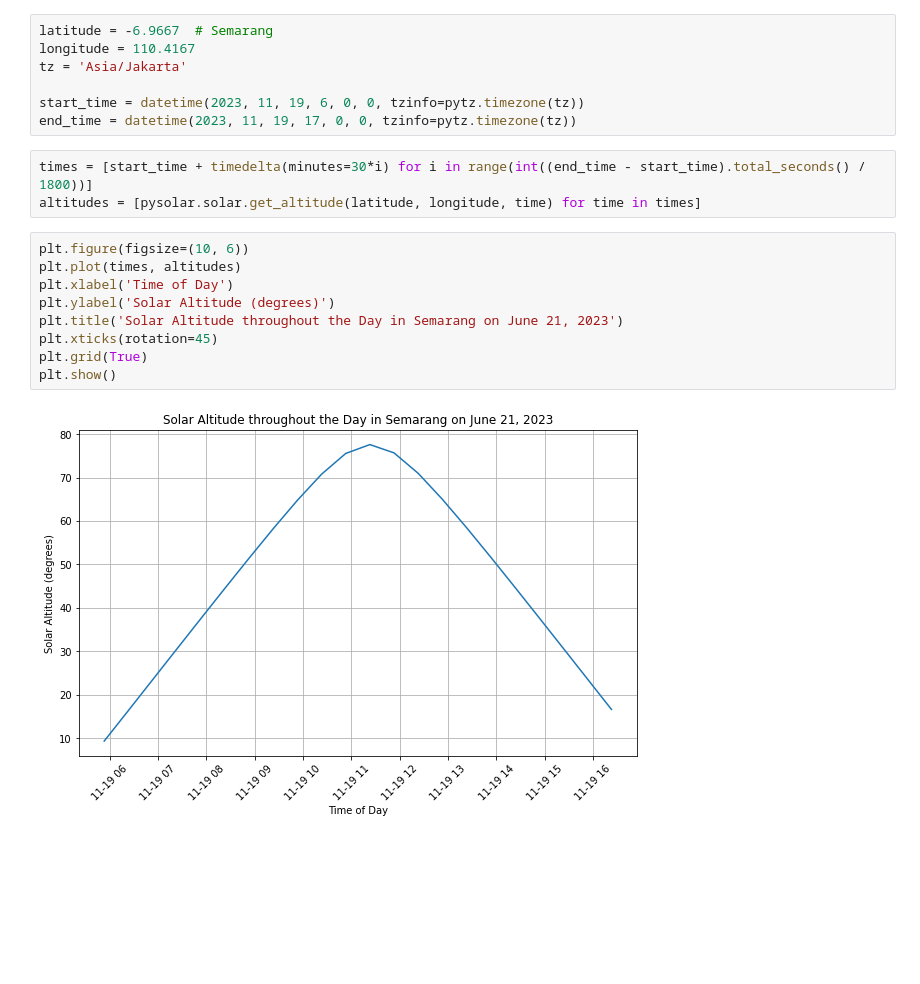
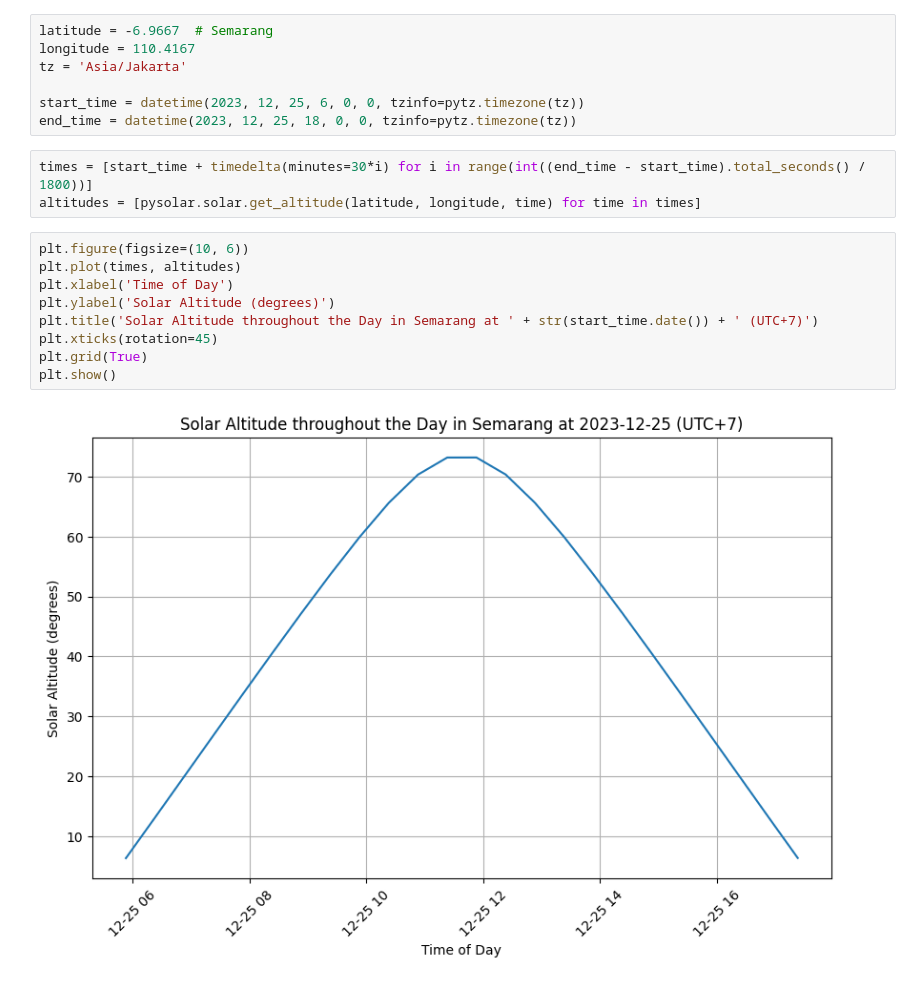
Before and after one commit to chmdznr/py-find-altitude-degree, a Jupyter notebook: draw_degree.ipynb, the cells around one changed output. Cells and saved outputs as stored; diff of their text form; blank space fills up the shorter version.

```diff
--- a/draw_degree.ipynb
+++ b/draw_degree.ipynb
@@ -8,19 +8,19 @@ latitude = -6.9667  # Semarang
 longitude = 110.4167
 tz = 'Asia/Jakarta'
 
-start_time = datetime(2023, 11, 19, 6, 0, 0, tzinfo=pytz.timezone(tz))
-end_time = datetime(2023, 11, 19, 17, 0, 0, tzinfo=pytz.timezone(tz))
+start_time = datetime(2023, 12, 25, 6, 0, 0, tzinfo=pytz.timezone(tz))
+end_time = datetime(2023, 12, 25, 18, 0, 0, tzinfo=pytz.timezone(tz))
 # %%
 times = [start_time + timedelta(minutes=30*i) for i in range(int((end_time - start_time).total_seconds() / 1800))]
 altitudes = [pysolar.solar.get_altitude(latitude, longitude, time) for time in times]
 # %%
 plt.figure(figsize=(10, 6))
 plt.plot(times, altitudes)
 plt.xlabel('Time of Day')
 plt.ylabel('Solar Altitude (degrees)')
-plt.title('Solar Altitude throughout the Day in Semarang on June 21, 2023')
+plt.title('Solar Altitude throughout the Day in Semarang at ' + str(start_time.date()) + ' (UTC+7)')
 plt.xticks(rotation=45)
 plt.grid(True)
 plt.show()
 # %% [output]
-[figure, old version]
+[figure, new version]
```
Also changed, not shown: 1 other file.
